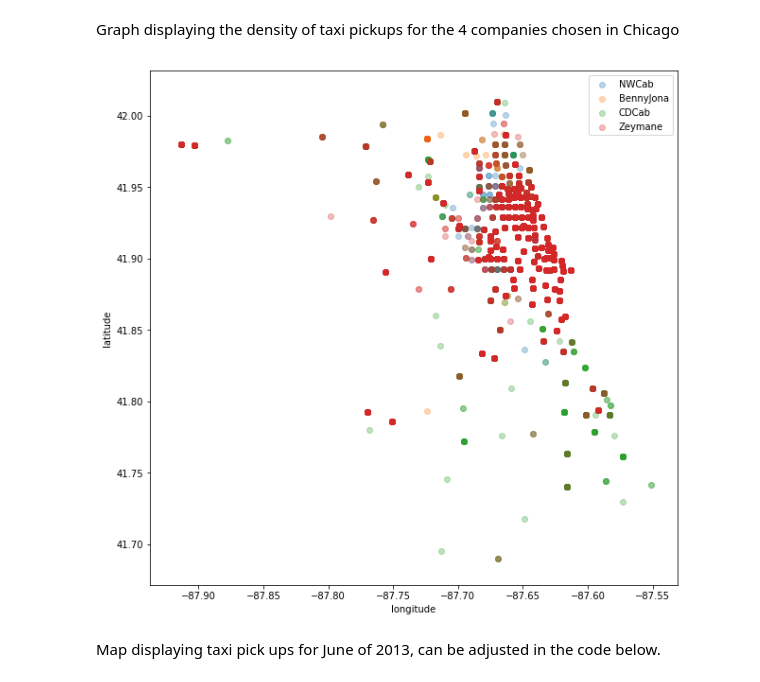
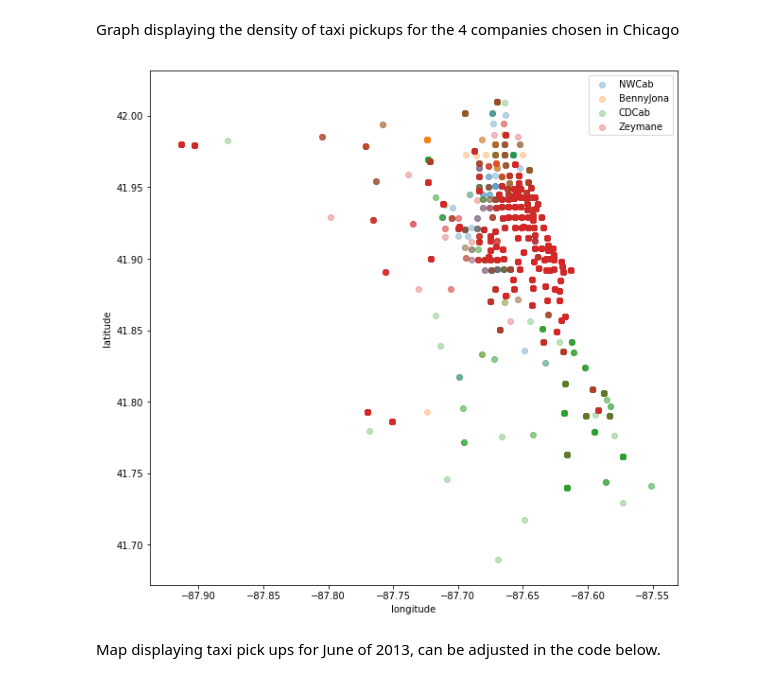
Before and after one commit to goldblah/chicagotransit, a Jupyter notebook: chicagotransit.ipynb, the cells around one changed output. Saved outputs shown, nothing was run; the diff lists cells and outputs as text; code cells hidden in the pictures.

```diff
--- a/chicagotransit.ipynb
+++ b/chicagotransit.ipynb
@@ -164,6 +184,11 @@ BennyJona['weekday']=BennyJona['trip_start'].dt.weekday
 Zeymane['weekday']=Zeymane['trip_start'].dt.weekday
 bus['weekday']=bus['date'].dt.weekday
 train['weekday']=train['date'].dt.weekday
+# %%
+new_Zeymane = Zeymane[(Zeymane['fare'] != 0) & (Zeymane['trip_miles'] != 0)]
+new_NWCab = NWCab[(NWCab['fare'] != 0) & (NWCab['trip_miles'] != 0)]
+new_CDCab = CDCab[(CDCab['fare'] != 0) & (CDCab['trip_miles'] != 0)]
+new_BennyJona = BennyJona[(BennyJona['fare'] != 0) & (BennyJona['trip_miles'] != 0)]
 # %% [markdown]
 Creates a dataframe containing the total number of trips that occurred on each day of the week
 # %%
@@ -197,14 +248,14 @@ day_totals
 # %%
 fig, ax = plt.subplots(figsize=(10, 10))
 
-plt.scatter(NWCab['pickup_long'], NWCab['pickup_lat'],alpha=0.3)
-plt.scatter(BennyJona['pickup_long'],BennyJona['pickup_lat'],alpha=0.3)
-plt.scatter(CDCab['pickup_long'],CDCab['pickup_lat'],alpha=0.3)
-plt.scatter(Zeymane['pickup_long'],Zeymane['pickup_lat'],alpha=0.3)
+plt.scatter(new_NWCab['pickup_long'], new_NWCab['pickup_lat'],alpha=0.3)
+plt.scatter(new_BennyJona['pickup_long'],new_BennyJona['pickup_lat'],alpha=0.3)
+plt.scatter(new_CDCab['pickup_long'],new_CDCab['pickup_lat'],alpha=0.3)
+plt.scatter(new_Zeymane['pickup_long'],new_Zeymane['pickup_lat'],alpha=0.3)
 legend=ax.legend(['NWCab','BennyJona','CDCab','Zeymane'])
 plt.xlabel('longitude');
 plt.ylabel('latitude');
 # %% [output]
-[figure, old version]
+[figure, new version]
 # %% [markdown]
 <font>Map displaying taxi pick ups for June of 2013, can be adjusted in the code below. </font>
```
Also changed, not shown: parts of 22 cells of this notebook.
